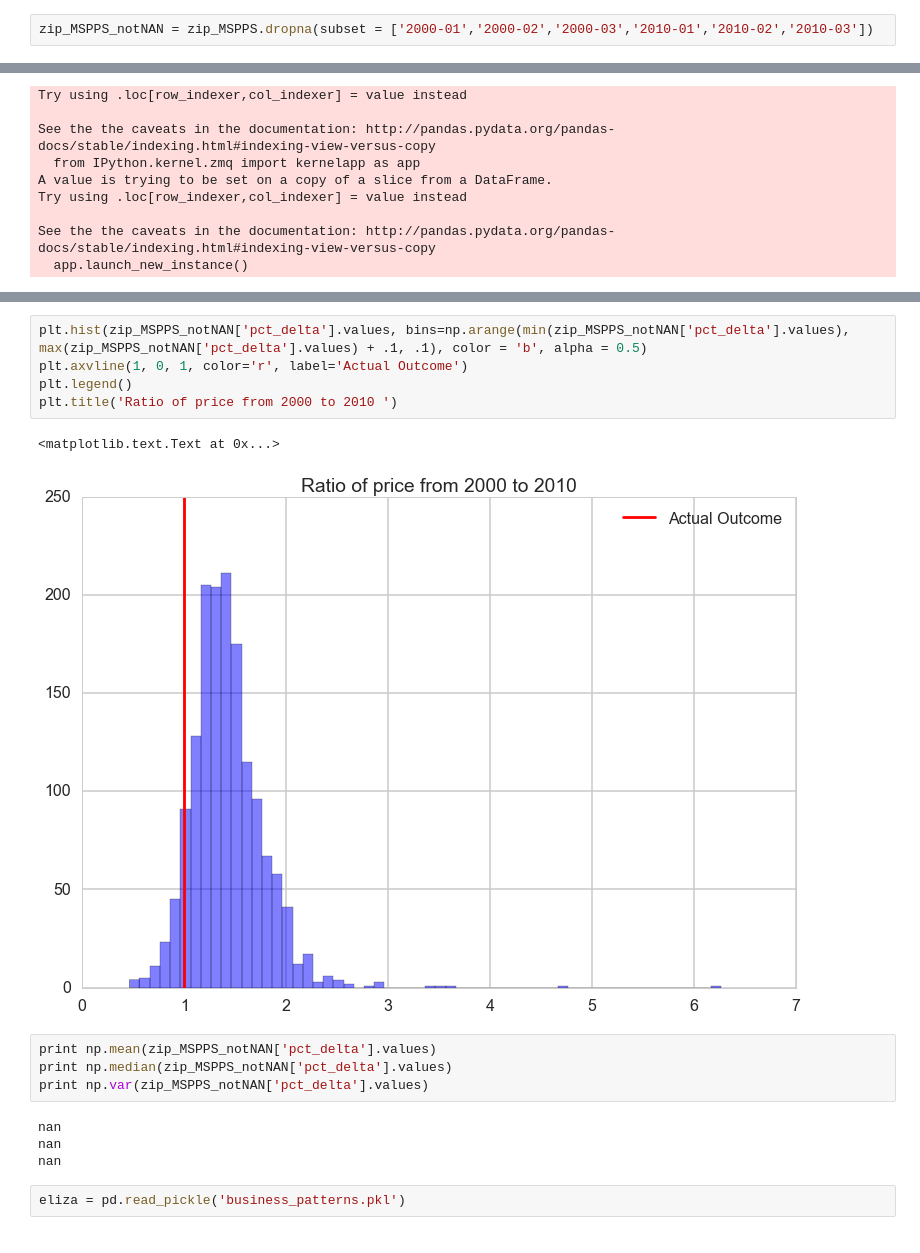
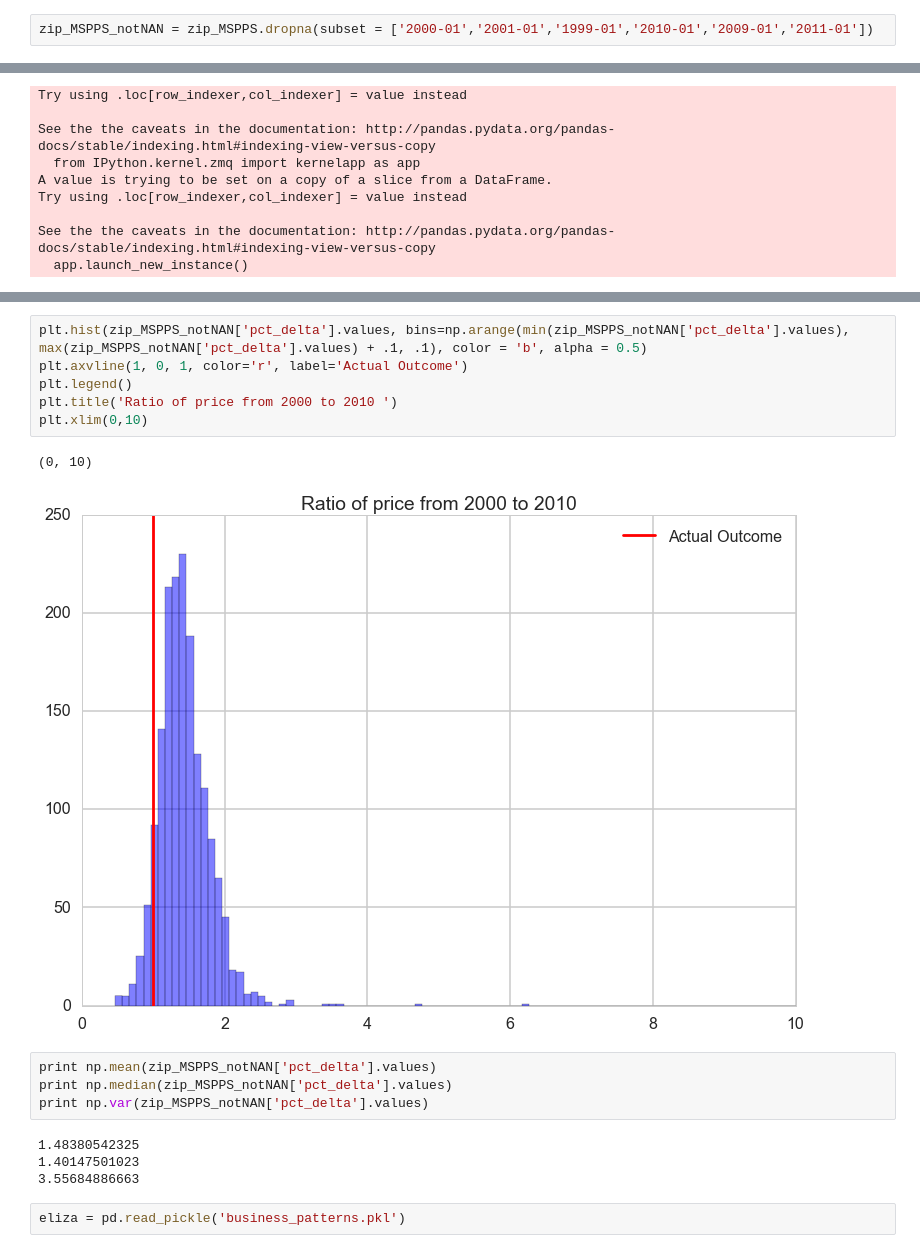
Before and after one commit to austinwu0/cs109-final-project, a Jupyter notebook: Cody Notebook .ipynb, the cells around one changed output, grey strips where cells are left out. Cells and saved outputs as stored; diff of their text form.

```diff
--- a/Cody Notebook .ipynb
+++ b/Cody Notebook .ipynb
@@ -66,7 +66,7 @@ np.array(neighborhood_MSPPS['1999-04'].values)
 # %% [output]
 array([ 66.7008,  78.6371,  58.1348, ...,      nan,      nan,      nan])
 # %%
-zip_MSPPS_notNAN = zip_MSPPS.dropna(subset = ['2000-01','2000-02','2000-03','2010-01','2010-02','2010-03'])
+zip_MSPPS_notNAN = zip_MSPPS.dropna(subset = ['2000-01','2001-01','1999-01','2010-01','2009-01','2011-01'])
 # %%
 zip_MSPPS_notNAN.head()
 # %% [output]
@@ -144,19 +150,20 @@ plt.title('Average House Prices in US by Zip Code')
 # %%
 plt.hist(zip_MSPPS_notNAN['pct_delta'].values, bins=np.arange(min(zip_MSPPS_notNAN['pct_delta'].values), max(zip_MSPPS_notNAN['pct_delta'].values) + .1, .1), color = 'b', alpha = 0.5)
 plt.axvline(1, 0, 1, color='r', label='Actual Outcome')
 plt.legend()
 plt.title('Ratio of price from 2000 to 2010 ')
+plt.xlim(0,10)
 # %% [output]
-<matplotlib.text.Text at 0x...>
+(0, 10)
-[figure, old version]
+[figure, new version]
 # %%
 print np.mean(zip_MSPPS_notNAN['pct_delta'].values)
 print np.median(zip_MSPPS_notNAN['pct_delta'].values)
 print np.var(zip_MSPPS_notNAN['pct_delta'].values)
 # %% [output]
-nan
-nan
-nan
+1.48380542325
+1.40147501023
+3.55684886663
 # %%
 eliza = pd.read_pickle('business_patterns.pkl')
 # %% [output]
```
Also changed, not shown: parts of 7 cells of this notebook, 1 other file.
